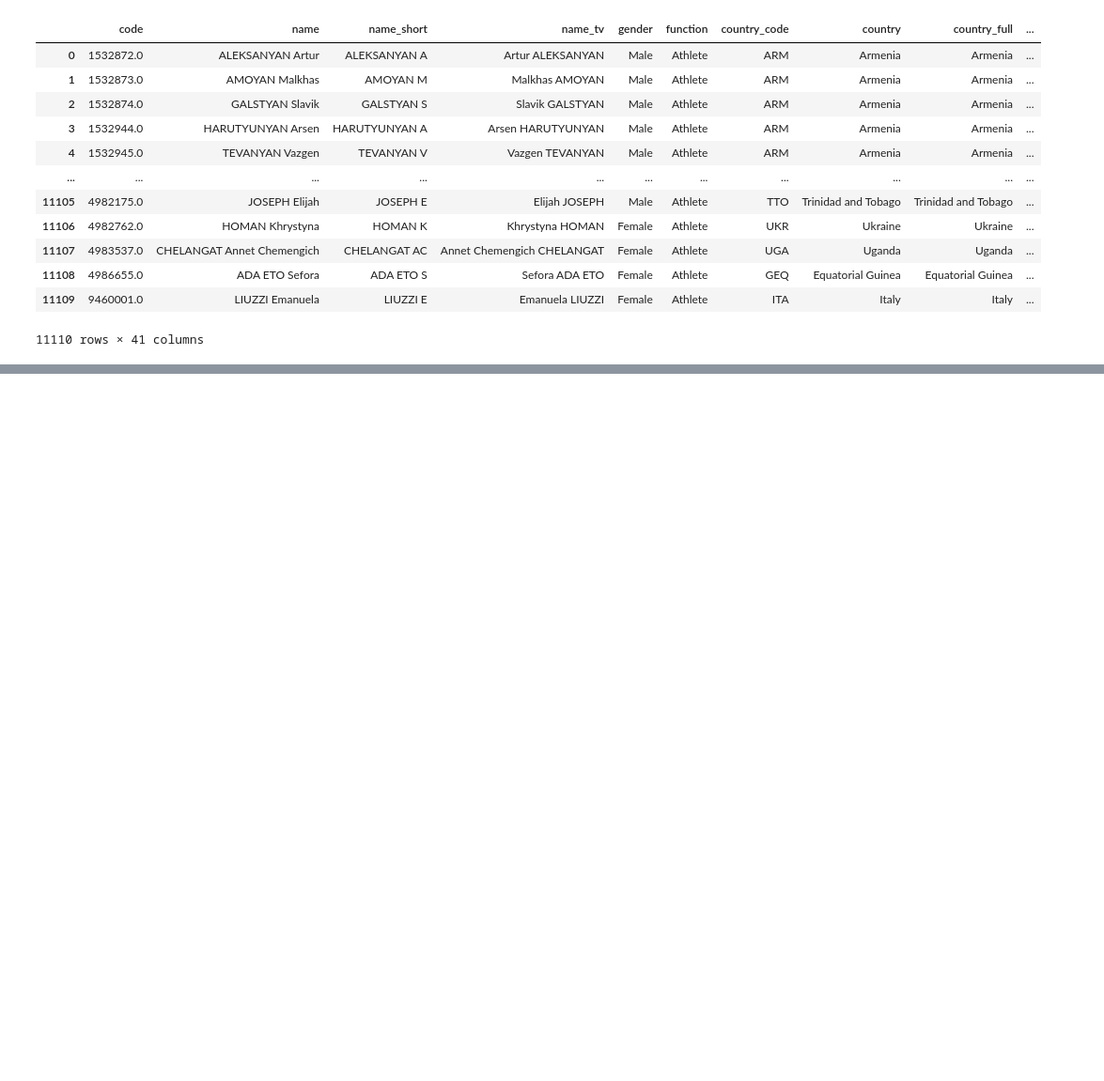
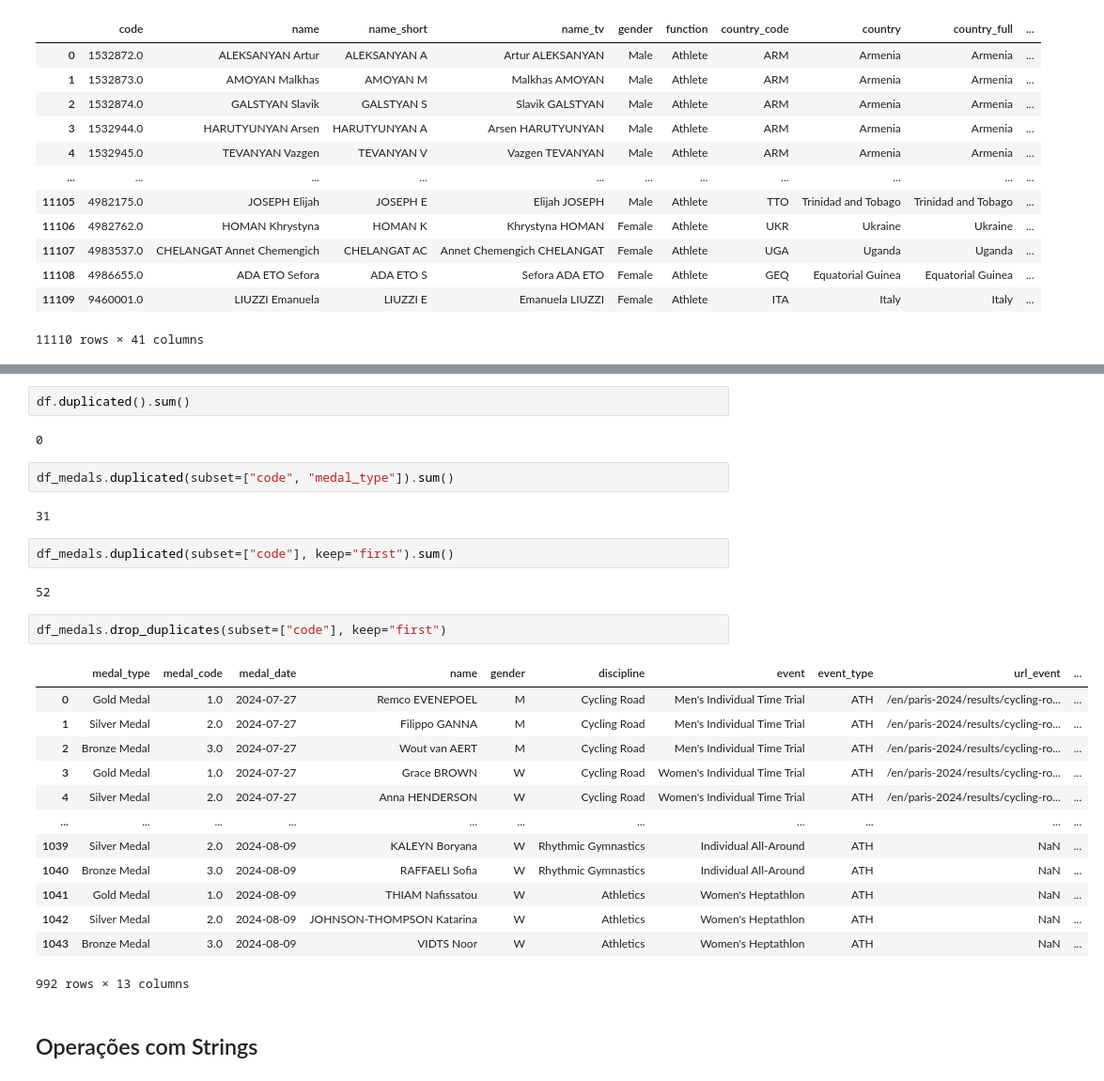
Before and after one commit to MarcioLuizBR/DataWrangling_Cleaning, a Jupyter notebook: DataWrangling_Cleaning.ipynb, the cells around one changed output, grey strips where cells are left out. Shown at 94% size. Drawn from its saved outputs; the diff is of its cells as text; blank space fills up the shorter version.

```diff
--- a/DataWrangling_Cleaning.ipynb
+++ b/DataWrangling_Cleaning.ipynb
@@ -611,0 +624,30 @@ df.merge(right=df_medals[["code", "medal_type", "medal_date", "discipline", "eve
+# %%
+df.duplicated().sum()
+# %% [output]
+0
+# %%
+df_medals.duplicated(subset=["code", "medal_type"]).sum()
+# %% [output]
+31
+# %%
+df_medals.duplicated(subset=["code"], keep="first").sum()
+# %% [output]
+52
+# %%
+df_medals.drop_duplicates(subset=["code"], keep="first")
+# %% [output]
+|  | medal_type | medal_code | medal_date | name | gender | discipline | event | event_type | url_event | ... |
+| 0 | Gold Medal | 1.0 | 2024-07-27 | Remco EVENEPOEL | M | Cycling Road | Men's Individual Time Trial | ATH | /en/paris-2024/results/cycling-ro... | ... |
+| 1 | Silver Medal | 2.0 | 2024-07-27 | Filippo GANNA | M | Cycling Road | Men's Individual Time Trial | ATH | /en/paris-2024/results/cycling-ro... | ... |
+| 2 | Bronze Medal | 3.0 | 2024-07-27 | Wout van AERT | M | Cycling Road | Men's Individual Time Trial | ATH | /en/paris-2024/results/cycling-ro... | ... |
+| 3 | Gold Medal | 1.0 | 2024-07-27 | Grace BROWN | W | Cycling Road | Women's Individual Time Trial | ATH | /en/paris-2024/results/cycling-ro... | ... |
+| 4 | Silver Medal | 2.0 | 2024-07-27 | Anna HENDERSON | W | Cycling Road | Women's Individual Time Trial | ATH | /en/paris-2024/results/cycling-ro... | ... |
+| ... | ... | ... | ... | ... | ... | ... | ... | ... | ... | ... |
+| 1039 | Silver Medal | 2.0 | 2024-08-09 | KALEYN Boryana | W | Rhythmic Gymnastics | Individual All-Around | ATH | NaN | ... |
+| 1040 | Bronze Medal | 3.0 | 2024-08-09 | RAFFAELI Sofia | W | Rhythmic Gymnastics | Individual All-Around | ATH | NaN | ... |
+| 1041 | Gold Medal | 1.0 | 2024-08-09 | THIAM Nafissatou | W | Athletics | Women's Heptathlon | ATH | NaN | ... |
+| 1042 | Silver Medal | 2.0 | 2024-08-09 | JOHNSON-THOMPSON Katarina | W | Athletics | Women's Heptathlon | ATH | NaN | ... |
+| 1043 | Bronze Medal | 3.0 | 2024-08-09 | VIDTS Noor | W | Athletics | Women's Heptathlon | ATH | NaN | ... |
+992 rows × 13 columns
+# %% [markdown]
+## Operações com Strings
```
Also changed, not shown: parts of 15 cells of this notebook, 2 other files.
